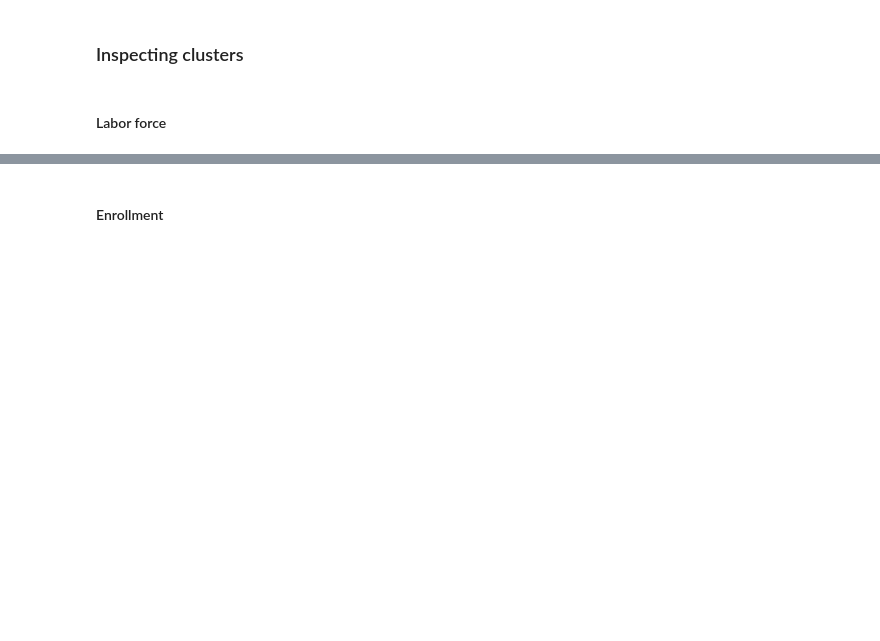
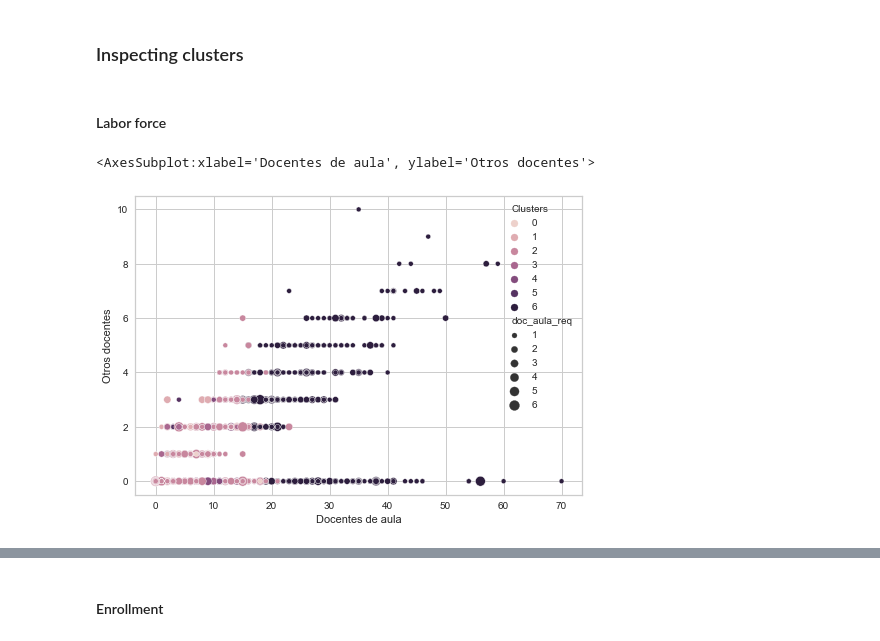
Before and after one commit to hugoferquiroz/AITeacherAllocation, a Jupyter notebook: Scripts/2-2 clusters.ipynb, the cells around one changed output, grey strips where cells are left out. Drawn from its saved outputs; the diff is of its cells as text; code cells hidden in the pictures; blank space fills up the shorter version.

```diff
--- a/Scripts/2-2 clusters.ipynb
+++ b/Scripts/2-2 clusters.ipynb
@@ -289,5 +290,10 @@ import seaborn as sns
 # %% [markdown]
 #### Labor force
+# %%
+sns.scatterplot(data=df_req_prim_clusters, x='Docentes de aula', y='Otros docentes', hue='Clusters',size="doc_aula_req")
+# %% [output]
+<AxesSubplot:xlabel='Docentes de aula', ylabel='Otros docentes'>
+[figure, added]
 # %%
 for i in ['Directores', 'Subdirectores','Docentes de aula','Otros docentes']:
     print(sns.boxplot(x= 'Clusters', y=f'{i}', data=df_req_prim_clusters, palette=["m", "g"],showfliers = False))
```
Also changed, not shown: parts of 13 cells of this notebook.
